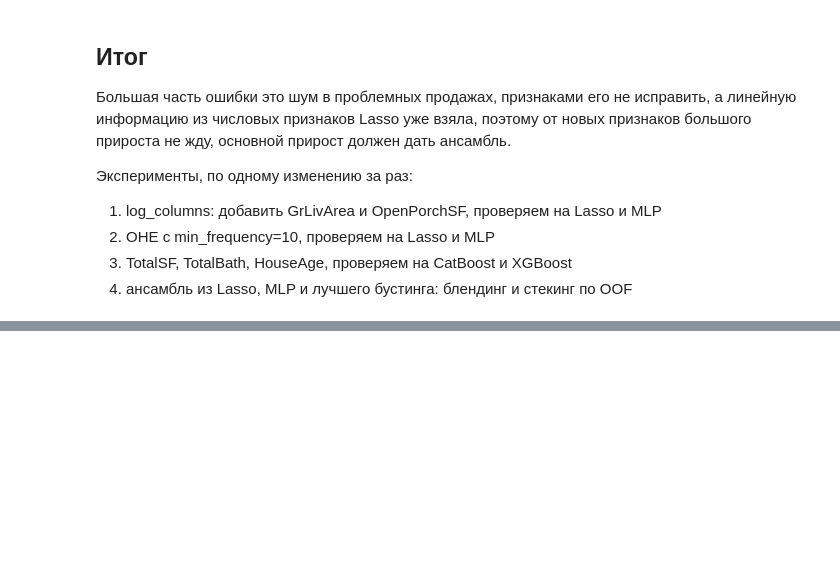
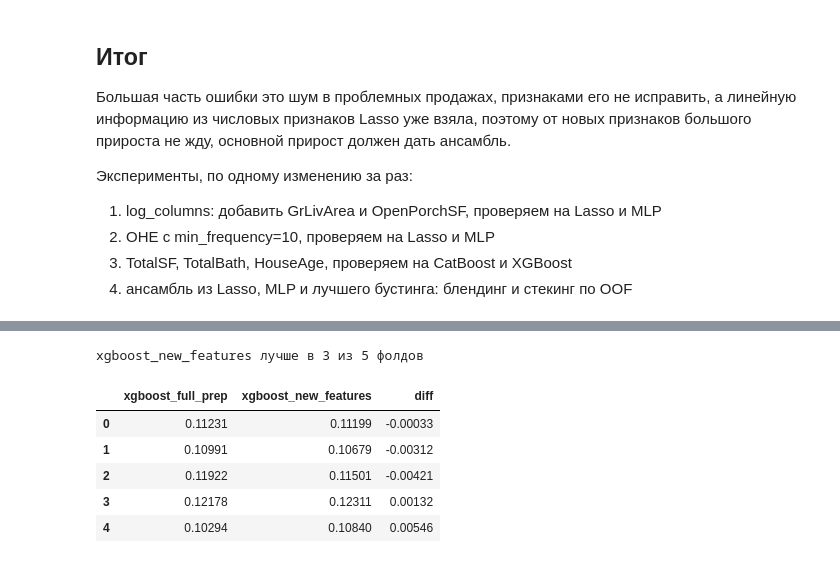
Before and after one commit to 2Gpb/HousePricingPipeline, a Jupyter notebook: notebooks/draft.ipynb, the cells around one changed output, grey strips where cells are left out. Saved outputs shown, nothing was run; the diff lists cells and outputs as text; code cells hidden in the pictures; blank space fills up the shorter version.

```diff
--- a/notebooks/draft.ipynb
+++ b/notebooks/draft.ipynb
@@ -775,0 +805,10 @@ log
+# %%
+compare("xgboost_full_prep", "xgboost_new_features")
+# %% [output]
+xgboost_new_features лучше в 3 из 5 фолдов
+|  | xgboost_full_prep | xgboost_new_features | diff |
+| 0 | 0.11231 | 0.11199 | -0.00033 |
+| 1 | 0.10991 | 0.10679 | -0.00312 |
+| 2 | 0.11922 | 0.11501 | -0.00421 |
+| 3 | 0.12178 | 0.12311 | 0.00132 |
+| 4 | 0.10294 | 0.10840 | 0.00546 |
```
Also changed, not shown: parts of 4 cells of this notebook, 6 other files.
